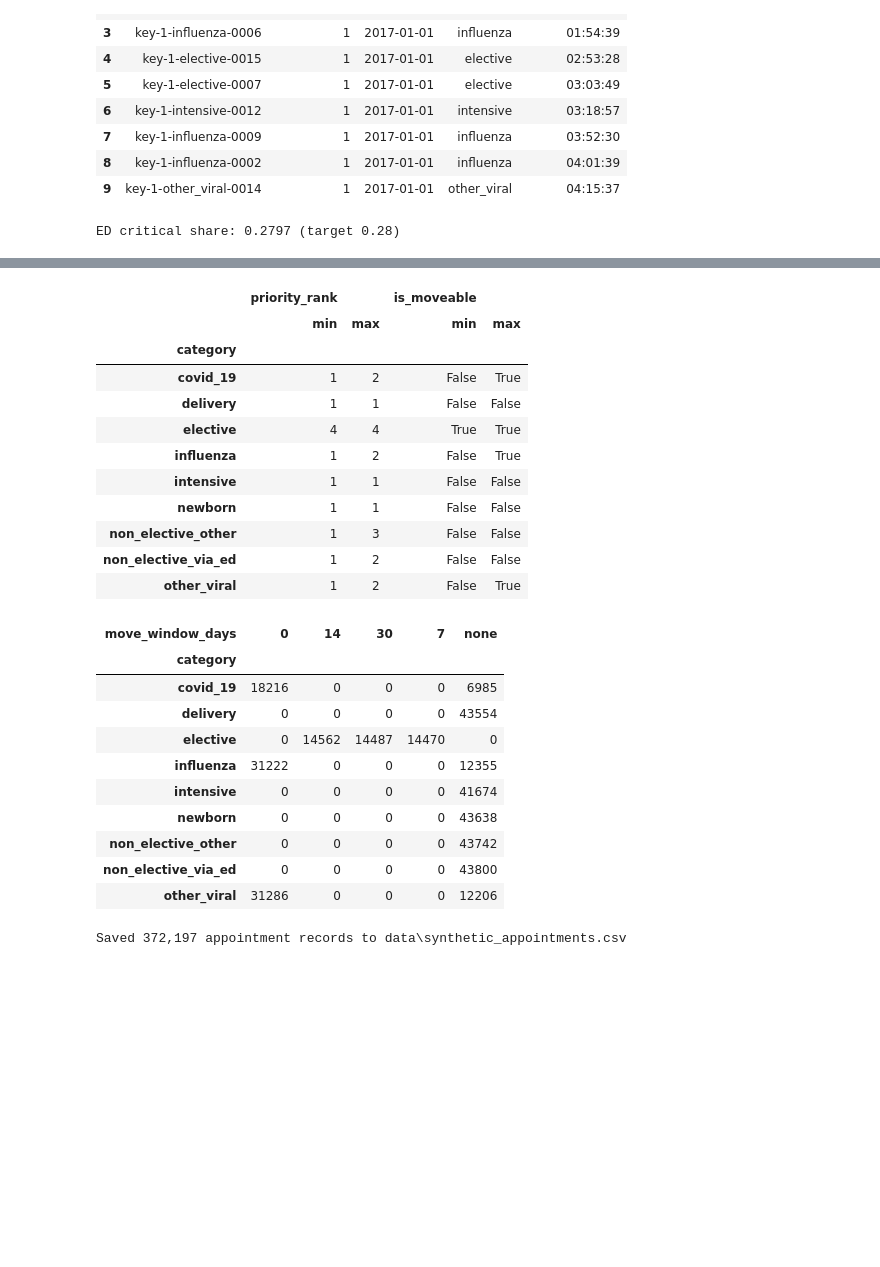
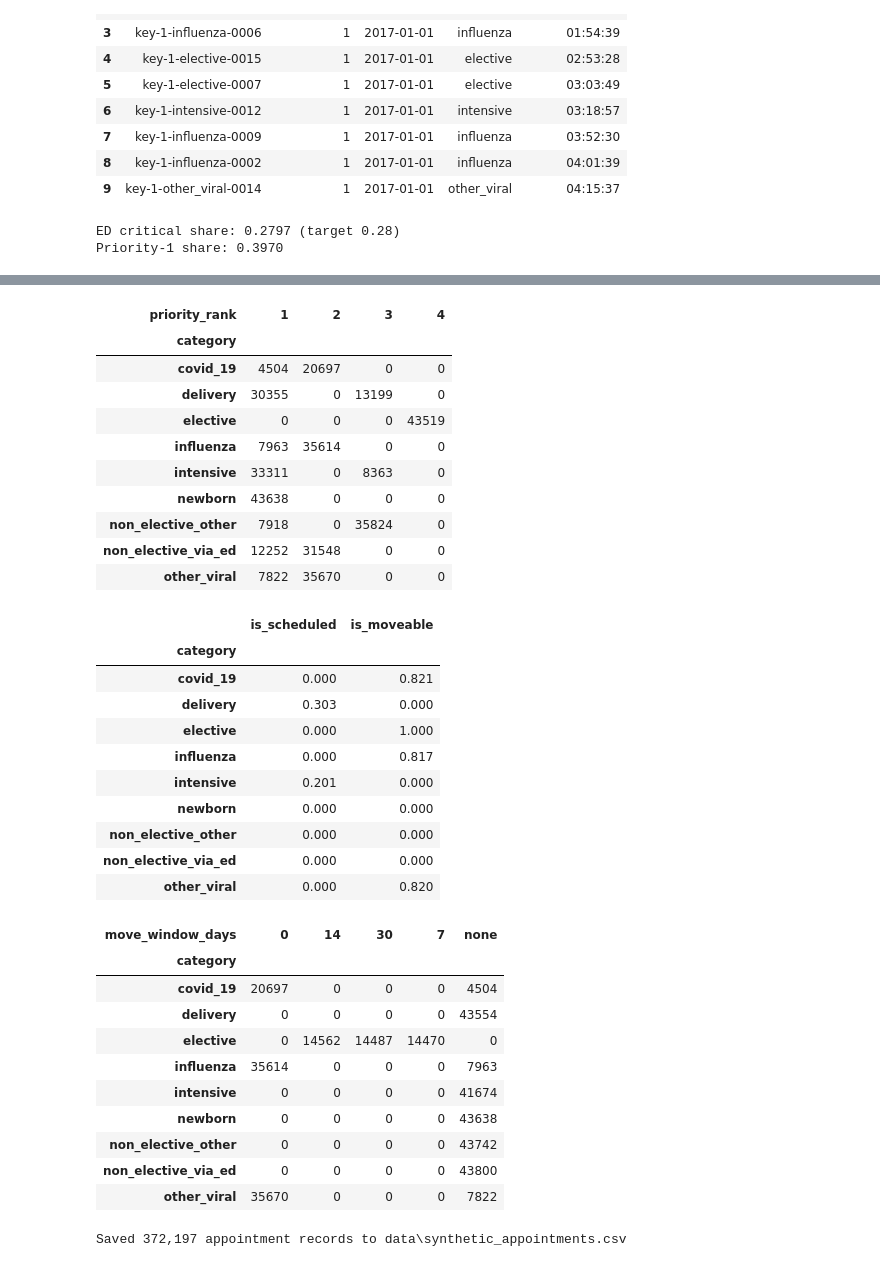
Before and after one commit to jhaleyconsult/data_forge_2026, a Jupyter notebook: notebooks/archive/daily_appointment_data_generator_notebook.ipynb, the cells around one changed output, grey strips where cells are left out. Saved outputs shown, nothing was run; the diff lists cells and outputs as text; code cells hidden in the pictures; blank space fills up the shorter version.

```diff
--- a/notebooks/archive/daily_appointment_data_generator_notebook.ipynb
+++ b/notebooks/archive/daily_appointment_data_generator_notebook.ipynb
@@ -141,7 +141,7 @@ with Path("data/assumptions.yaml").open(encoding="utf-8") as assumptions_file:
     assumptions = yaml.safe_load(assumptions_file)
 attribute_settings = assumptions["patient_attributes"]
 
-# ASSUMPTION: severity, priority, and moveability are synthetic; see patient_attributes in assumptions.yaml.
+# ASSUMPTION: severity, priority, scheduled flag, and moveability are synthetic; see patient_attributes in assumptions.yaml.
 counts_before = appointments["category"].value_counts()
 appointments = assign_patient_attributes(
     appointments,
@@ -153,17 +153,21 @@ appointments = assign_patient_attributes(
 assert appointments["category"].value_counts().equals(counts_before)
 assert not ((appointments["category"] == "elective") & (appointments["severity"] == "critical")).any()
 assert (appointments.loc[appointments["severity"] == "critical", "priority_rank"] == 1).all()
+assert not (appointments["is_scheduled"] & (appointments["severity"] == "critical")).any()
 assert appointments.loc[appointments["is_moveable"], "move_window_days"].notna().all()
 assert appointments.loc[~appointments["is_moveable"], "move_window_days"].isna().all()
 
 ed_critical_share = (appointments.loc[appointments["category"] == "non_elective_via_ed", "severity"] == "critical").mean()
 assert abs(ed_critical_share - 0.28) < 0.01, ed_critical_share
 print(f"ED critical share: {ed_critical_share:.4f} (target 0.28)")
+print(f"Priority-1 share: {(appointments['priority_rank'] == 1).mean():.4f}")
 
 display(pd.crosstab(appointments["category"], appointments["severity"], normalize="index").round(3))
-display(appointments.groupby("category")[["priority_rank", "is_moveable"]].agg(["min", "max"]))
+display(pd.crosstab(appointments["category"], appointments["priority_rank"]))
+display(appointments.groupby("category")[["is_scheduled", "is_moveable"]].mean().round(3))
 display(pd.crosstab(appointments["category"], appointments["move_window_days"].astype("string").fillna("none")))
 # %% [output]
 ED critical share: 0.2797 (target 0.28)
+Priority-1 share: 0.3970
 | severity | low | medium | high | critical |
 | category |  |  |  |  |
@@ -179,26 +183,36 @@ ED critical share: 0.2797 (target 0.28)
-|  | priority_rank |  | is_moveable |  |
-|  | min | max | min | max |
+| priority_rank | 1 | 2 | 3 | 4 |
 | category |  |  |  |  |
-| covid_19 | 1 | 2 | False | True |
-| delivery | 1 | 1 | False | False |
-| elective | 4 | 4 | True | True |
-| influenza | 1 | 2 | False | True |
-| intensive | 1 | 1 | False | False |
-| newborn | 1 | 1 | False | False |
-| non_elective_other | 1 | 3 | False | False |
-| non_elective_via_ed | 1 | 2 | False | False |
-| other_viral | 1 | 2 | False | True |
+| covid_19 | 4504 | 20697 | 0 | 0 |
+| delivery | 30355 | 0 | 13199 | 0 |
+| elective | 0 | 0 | 0 | 43519 |
+| influenza | 7963 | 35614 | 0 | 0 |
+| intensive | 33311 | 0 | 8363 | 0 |
+| newborn | 43638 | 0 | 0 | 0 |
+| non_elective_other | 7918 | 0 | 35824 | 0 |
+| non_elective_via_ed | 12252 | 31548 | 0 | 0 |
+| other_viral | 7822 | 35670 | 0 | 0 |
-| move_window_days | 0 | 14 | 30 | 7 | none |
-| category |  |  |  |  |  |
-| covid_19 | 18216 | 0 | 0 | 0 | 6985 |
-| delivery | 0 | 0 | 0 | 0 | 43554 |
-| elective | 0 | 14562 | 14487 | 14470 | 0 |
-| influenza | 31222 | 0 | 0 | 0 | 12355 |
-| intensive | 0 | 0 | 0 | 0 | 41674 |
-| newborn | 0 | 0 | 0 | 0 | 43638 |
-| non_elective_other | 0 | 0 | 0 | 0 | 43742 |
-| non_elective_via_ed | 0 | 0 | 0 | 0 | 43800 |
-| other_viral | 31286 | 0 | 0 | 0 | 12206 |
+|  | is_scheduled | is_moveable |
+| category |  |  |
+| covid_19 | 0.000 | 0.821 |
+| delivery | 0.303 | 0.000 |
+| elective | 0.000 | 1.000 |
+| influenza | 0.000 | 0.817 |
+| intensive | 0.201 | 0.000 |
+| newborn | 0.000 | 0.000 |
+| non_elective_other | 0.000 | 0.000 |
+| non_elective_via_ed | 0.000 | 0.000 |
+| other_viral | 0.000 | 0.820 |
+| move_window_days | 0 | 14 | 30 | 7 | none |
+| category |  |  |  |  |  |
+| covid_19 | 20697 | 0 | 0 | 0 | 4504 |
+| delivery | 0 | 0 | 0 | 0 | 43554 |
+| elective | 0 | 14562 | 14487 | 14470 | 0 |
+| influenza | 35614 | 0 | 0 | 0 | 7963 |
+| intensive | 0 | 0 | 0 | 0 | 41674 |
+| newborn | 0 | 0 | 0 | 0 | 43638 |
+| non_elective_other | 0 | 0 | 0 | 0 | 43742 |
+| non_elective_via_ed | 0 | 0 | 0 | 0 | 43800 |
+| other_viral | 35670 | 0 | 0 | 0 | 7822 |
 # %%
 output_path = Path("data") / "synthetic_appointments.csv"
 appointments.to_csv(output_path, index=False)
```
Also changed, not shown: parts of 2 cells of this notebook, 16 other files.
